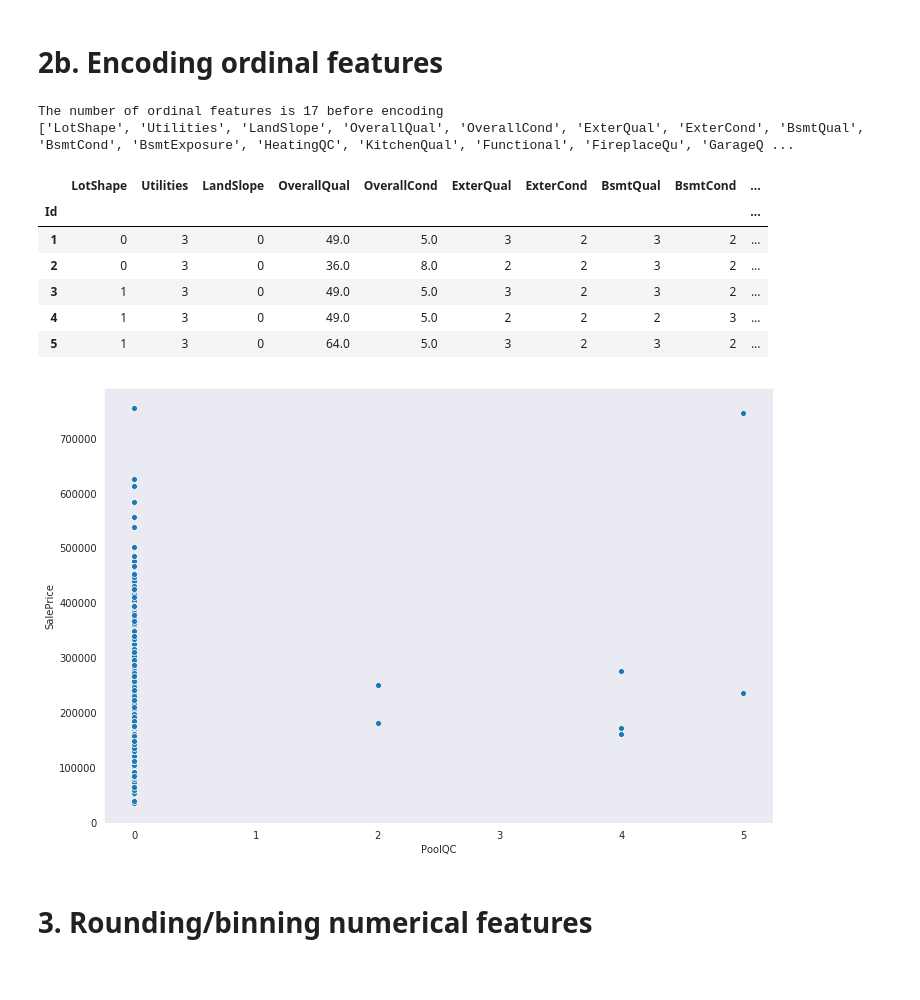
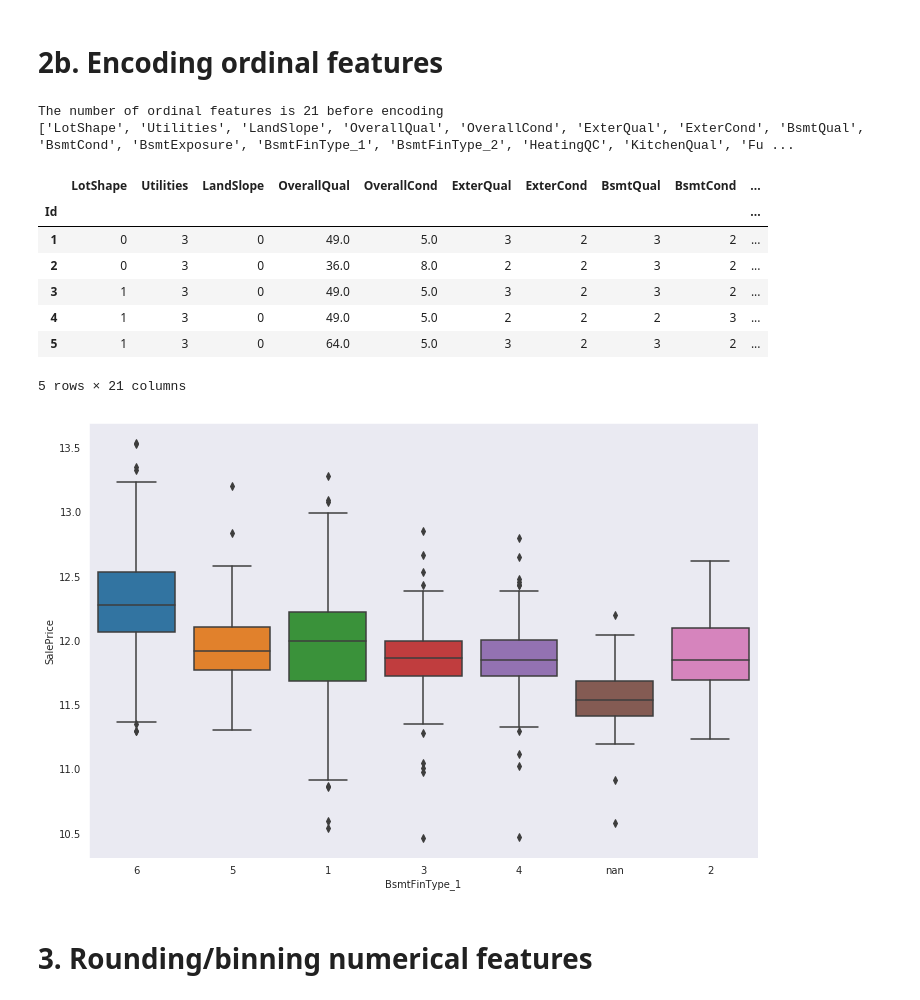
Before and after one commit to InterferencePattern/MST-housing-price-prediction, a Jupyter notebook: 1-FeatureEngineering_James.ipynb, the cells around one changed output. Saved outputs shown, nothing was run; the diff lists cells and outputs as text; code cells hidden in the pictures.

Commit message:
Created 4 new ordinal features

```diff
--- a/1-FeatureEngineering_James.ipynb
+++ b/1-FeatureEngineering_James.ipynb
@@ -206,39 +200,56 @@ ord_df['HeatingQC'] = ord_df.HeatingQC.replace(preserved_mapper_HeatingQC).apply
 preserved_mapper_KitchenQual = {"Po" : 0, "Fa": 1, 'TA':2, 'Gd':3, 'Ex':4}
 ord_df['KitchenQual'] = ord_df.KitchenQual.replace(preserved_mapper_KitchenQual).apply(np.square)
 
 # Fireplace quality isn't well represented as linear. CONSIDER ONE HOT
 preserved_mapper_FireplaceQu = {"nan":0, "Po" : 1, "Fa": 2, 'TA':3, 'Gd':4, 'Ex':5}
-ord_df['FireplaceQu'] = ord_df.FireplaceQu.replace(preserved_mapper_FireplaceQu).apply(np.square)
+ord_df['FireplaceQu'] = ord_df.FireplaceQu.replace(preserved_mapper_FireplaceQu)
 
-# Functionality is a weird one, not sure what to do with it.  CONSIDER MAKING SUB-GROUPS
+# Functionality is a weird one, not sure what to do with it.  CONSIDER MAKING SUB-GROUPS?
 
 # GarageQual is nonlinear and not correctable. CONSIDER ONE HOT
 preserved_mapper_GarageQual = {"nan": 0, "Po" : 1, "Fa": 2, 'TA':3, 'Gd':4, 'Ex':5}
 ord_df['GarageQual'] = ord_df.GarageQual.replace(preserved_mapper_GarageQual)
 
 # GarageCond CONSIDER ONE HOT
 preserved_mapper_GarageCond = {"nan": 0, "Po" : 1, "Fa": 2, 'TA':3, 'Gd':4, 'Ex':5}
 ord_df['GarageCond'] = ord_df.GarageCond.replace(preserved_mapper_GarageCond)
 
 # PoolQC is extremely nonlinear. CONSIDER ONE HOT
 preserved_mapper_PoolQC = {"nan":0, "Po" : 1, "Fa": 2, 'TA':3, 'Gd':4, 'Ex':5}
 ord_df['PoolQC'] = ord_df.PoolQC.replace(preserved_mapper_PoolQC)
 
-sns.scatterplot(ord_df.PoolQC, df.SalePrice)
+# BsmtFinType_1
+preserved_mapper_BsmtFinType_1 = {"NA":0, "Unf" : 1, "LwQ": 2, 'Rec':3, 'BLQ':4, 'ALQ':5, "GLQ": 6}
+ord_df['BsmtFinType_1'] = ord_df.BsmtFinType_1.replace(preserved_mapper_BsmtFinType_1)
+
+# BsmtFinType_1
+preserved_mapper_BsmtFinType_2 = {"NA":0, "Unf" : 1, "LwQ": 2, 'Rec':3, 'BLQ':4, 'ALQ':5, "GLQ": 6}
+ord_df['BsmtFinType_2'] = ord_df.BsmtFinType_2.replace(preserved_mapper_BsmtFinType_2)
+
+# GarageFinish
+preserved_mapper_GarageFinish = {"NA":0, "Unf" : 1, "RFn": 2, 'Fin':3}
+ord_df['GarageFinish'] = ord_df.GarageFinish.replace(preserved_mapper_GarageFinish)
+
+# PavedDrive
+preserved_mapper_PavedDrive = {"N":0, "P" : 1, "Y": 2}
+ord_df['PavedDrive'] = ord_df.PavedDrive.replace(preserved_mapper_PavedDrive)
+
+sns.boxplot(ord_df.BsmtFinType_1, df.SalePrice.apply(np.log))
 
 print(ordList)
 ord_df.head()
 # %% [output]
-The number of ordinal features is 17 before encoding
-['LotShape', 'Utilities', 'LandSlope', 'OverallQual', 'OverallCond', 'ExterQual', 'ExterCond', 'BsmtQual', 'BsmtCond', 'BsmtExposure', 'HeatingQC', 'KitchenQual', 'Functional', 'FireplaceQu', 'GarageQ ...
+The number of ordinal features is 21 before encoding
+['LotShape', 'Utilities', 'LandSlope', 'OverallQual', 'OverallCond', 'ExterQual', 'ExterCond', 'BsmtQual', 'BsmtCond', 'BsmtExposure', 'BsmtFinType_1', 'BsmtFinType_2', 'HeatingQC', 'KitchenQual', 'Fu ...
 |  | LotShape | Utilities | LandSlope | OverallQual | OverallCond | ExterQual | ExterCond | BsmtQual | BsmtCond | ... |
 | Id |  |  |  |  |  |  |  |  |  | ... |
 | 1 | 0 | 3 | 0 | 49.0 | 5.0 | 3 | 2 | 3 | 2 | ... |
 | 2 | 0 | 3 | 0 | 36.0 | 8.0 | 2 | 2 | 3 | 2 | ... |
 | 3 | 1 | 3 | 0 | 49.0 | 5.0 | 3 | 2 | 3 | 2 | ... |
 | 4 | 1 | 3 | 0 | 49.0 | 5.0 | 2 | 2 | 2 | 3 | ... |
 | 5 | 1 | 3 | 0 | 64.0 | 5.0 | 3 | 2 | 3 | 2 | ... |
+5 rows × 21 columns
-[figure, old version]
+[figure, new version]
 # %% [markdown]
 # 3. Rounding/binning numerical features
 # %%
```
Also changed, not shown: parts of 6 cells of this notebook.
